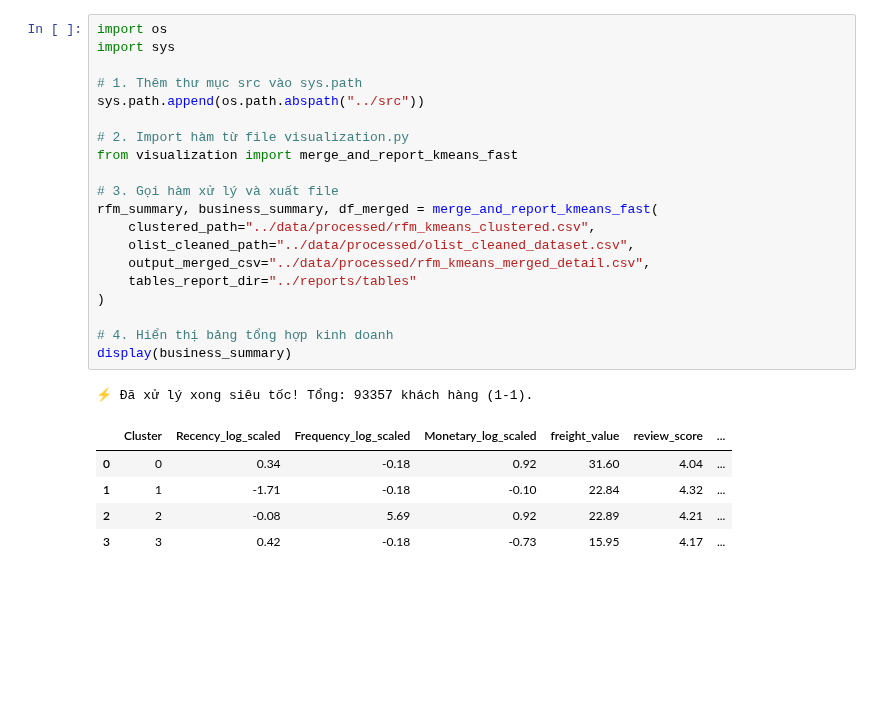
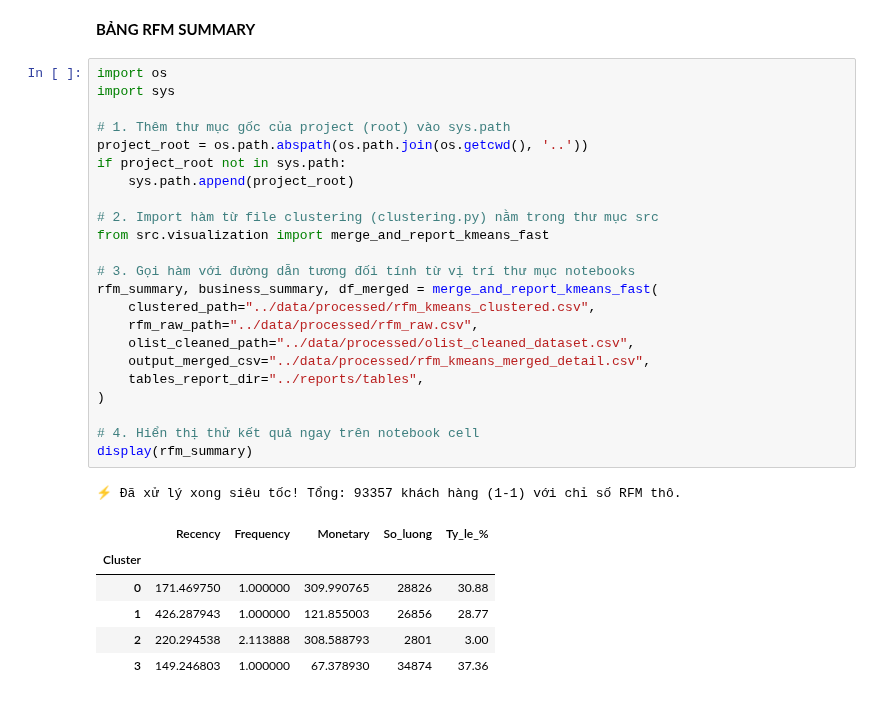
Before and after one commit to saun297/PROJECT-REPO, a Jupyter notebook: notebooks/04_cluster_interpretation.ipynb, the cells around one changed output. Drawn from its saved outputs; the diff is of its cells as text; blank space fills up the shorter version.

```diff
--- a/notebooks/04_cluster_interpretation.ipynb
+++ b/notebooks/04_cluster_interpretation.ipynb
@@ -1,27 +1,33 @@
+# %% [markdown]
+**BẢNG RFM SUMMARY**
 # %%
 import os
 import sys
 
-# 1. Thêm thư mục src vào sys.path
-sys.path.append(os.path.abspath("../src"))
+# 1. Thêm thư mục gốc của project (root) vào sys.path
+project_root = os.path.abspath(os.path.join(os.getcwd(), '..'))
+if project_root not in sys.path:
+    sys.path.append(project_root)
 
-# 2. Import hàm từ file visualization.py
-from visualization import merge_and_report_kmeans_fast
+# 2. Import hàm từ file clustering (clustering.py) nằm trong thư mục src
+from src.visualization import merge_and_report_kmeans_fast
 
-# 3. Gọi hàm xử lý và xuất file
+# 3. Gọi hàm với đường dẫn tương đối tính từ vị trí thư mục notebooks
 rfm_summary, business_summary, df_merged = merge_and_report_kmeans_fast(
     clustered_path="../data/processed/rfm_kmeans_clustered.csv",
+    rfm_raw_path="../data/processed/rfm_raw.csv",
     olist_cleaned_path="../data/processed/olist_cleaned_dataset.csv",
     output_merged_csv="../data/processed/rfm_kmeans_merged_detail.csv",
-    tables_report_dir="../reports/tables"
+    tables_report_dir="../reports/tables",
 )
 
-# 4. Hiển thị bảng tổng hợp kinh doanh
-display(business_summary)
+# 4. Hiển thị thử kết quả ngay trên notebook cell
+display(rfm_summary)
 # %% [output]
-⚡ Đã xử lý xong siêu tốc! Tổng: 93357 khách hàng (1-1).
+⚡ Đã xử lý xong siêu tốc! Tổng: 93357 khách hàng (1-1) với chỉ số RFM thô.
-|  | Cluster | Recency_log_scaled | Frequency_log_scaled | Monetary_log_scaled | freight_value | review_score | ... |
-| 0 | 0 | 0.34 | -0.18 | 0.92 | 31.60 | 4.04 | ... |
-| 1 | 1 | -1.71 | -0.18 | -0.10 | 22.84 | 4.32 | ... |
-| 2 | 2 | -0.08 | 5.69 | 0.92 | 22.89 | 4.21 | ... |
-| 3 | 3 | 0.42 | -0.18 | -0.73 | 15.95 | 4.17 | ... |
+|  | Recency | Frequency | Monetary | So_luong | Ty_le_% |
+| Cluster |  |  |  |  |  |
+| 0 | 171.469750 | 1.000000 | 309.990765 | 28826 | 30.88 |
+| 1 | 426.287943 | 1.000000 | 121.855003 | 26856 | 28.77 |
+| 2 | 220.294538 | 2.113888 | 308.588793 | 2801 | 3.00 |
+| 3 | 149.246803 | 1.000000 | 67.378930 | 34874 | 37.36 |
```
Also changed, not shown: parts of 4 cells of this notebook, 19 other files.
